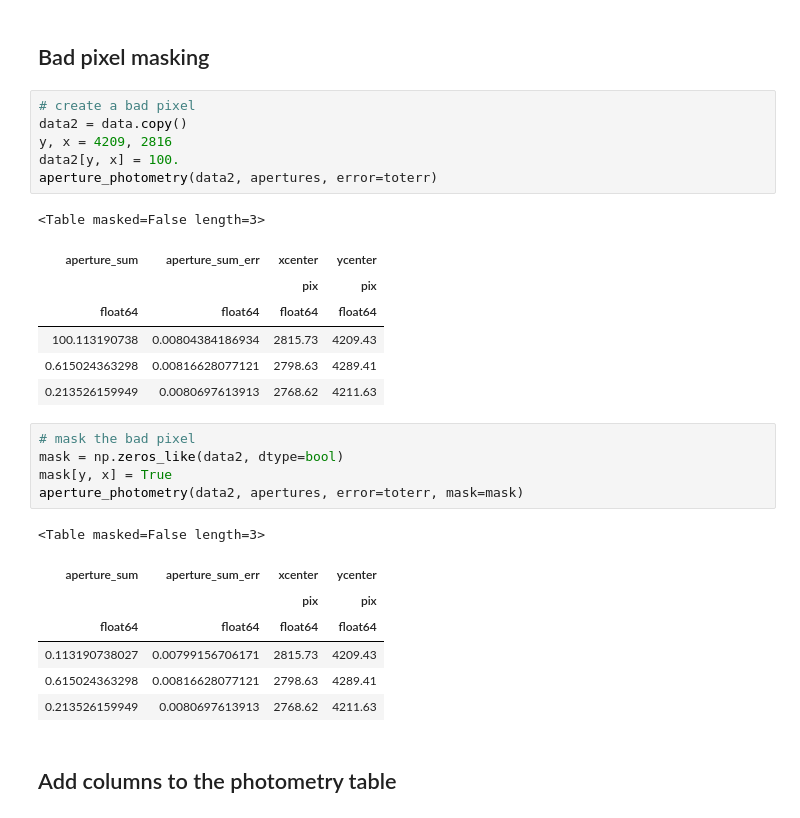
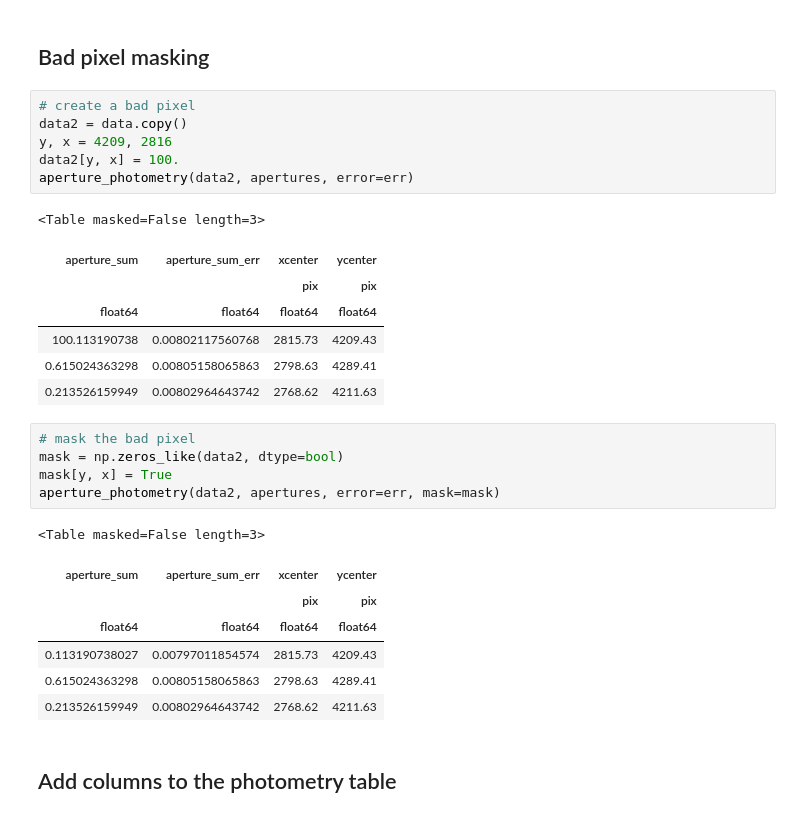
Before and after one commit to spacetelescope/UserTraining2015, a Jupyter notebook: photutils.ipynb, the cells around one changed output. Cells and saved outputs as stored; diff of their text form.

```diff
--- a/photutils.ipynb
+++ b/photutils.ipynb
@@ -202,30 +202,30 @@ phot
 # %%
 # create a bad pixel
 data2 = data.copy()
 y, x = 4209, 2816
 data2[y, x] = 100.
-aperture_photometry(data2, apertures, error=toterr)
+aperture_photometry(data2, apertures, error=err)
 # %% [output]
 <Table masked=False length=3>
 | aperture_sum | aperture_sum_err | xcenter | ycenter |
 |  |  | pix | pix |
 | float64 | float64 | float64 | float64 |
-| 100.113190738 | 0.00804384186934 | 2815.73 | 4209.43 |
-| 0.615024363298 | 0.00816628077121 | 2798.63 | 4289.41 |
-| 0.213526159949 | 0.0080697613913 | 2768.62 | 4211.63 |
+| 100.113190738 | 0.00802117560768 | 2815.73 | 4209.43 |
+| 0.615024363298 | 0.00805158065863 | 2798.63 | 4289.41 |
+| 0.213526159949 | 0.00802964643742 | 2768.62 | 4211.63 |
 # %%
 # mask the bad pixel
 mask = np.zeros_like(data2, dtype=bool)
 mask[y, x] = True
-aperture_photometry(data2, apertures, error=toterr, mask=mask)
+aperture_photometry(data2, apertures, error=err, mask=mask)
 # %% [output]
 <Table masked=False length=3>
 | aperture_sum | aperture_sum_err | xcenter | ycenter |
 |  |  | pix | pix |
 | float64 | float64 | float64 | float64 |
-| 0.113190738027 | 0.00799156706171 | 2815.73 | 4209.43 |
-| 0.615024363298 | 0.00816628077121 | 2798.63 | 4289.41 |
-| 0.213526159949 | 0.0080697613913 | 2768.62 | 4211.63 |
+| 0.113190738027 | 0.00797011854574 | 2815.73 | 4209.43 |
+| 0.615024363298 | 0.00805158065863 | 2798.63 | 4289.41 |
+| 0.213526159949 | 0.00802964643742 | 2768.62 | 4211.63 |
 # %% [markdown]
 ## Add columns to the photometry table
 # %%
```
Also changed, not shown: parts of 1 cell of this notebook.
